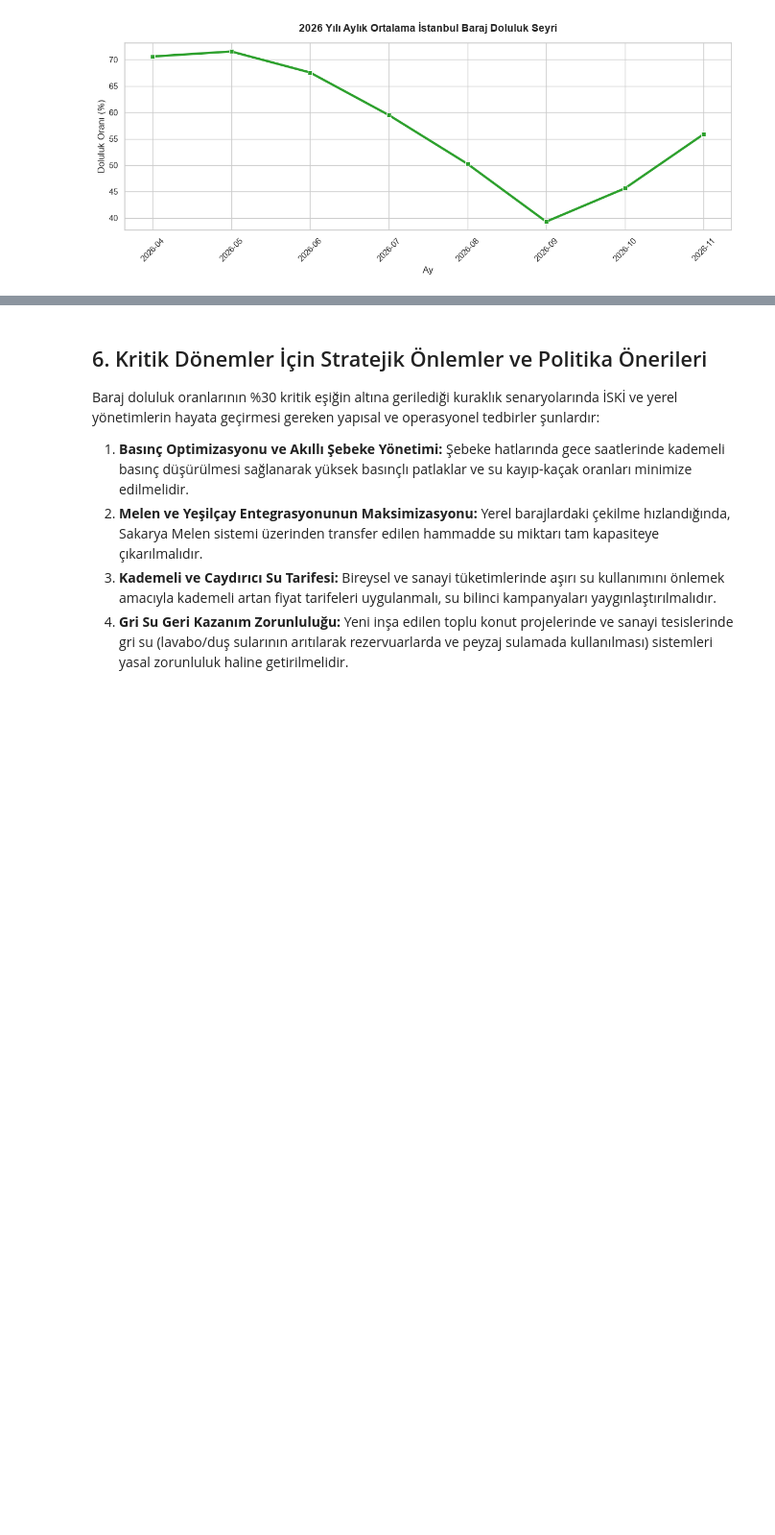
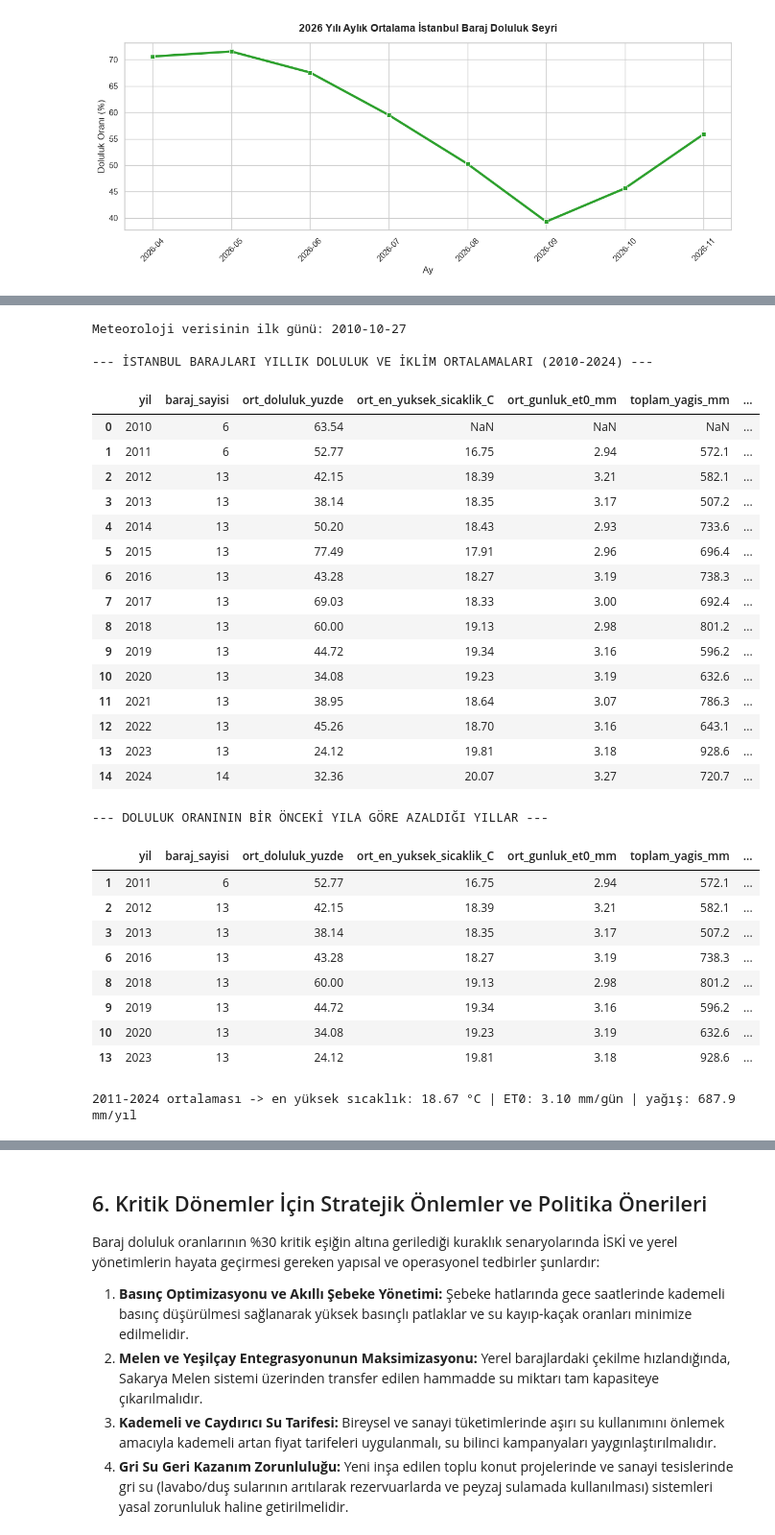
Before and after one commit to aysenur-bal/Baraj-doluluk-oranlari-ist, a Jupyter notebook: istanbul_su_analizi_final.ipynb, the cells around one changed output, grey strips where cells are left out. Shown at 96% size. Cells and saved outputs as stored; diff of their text form; code cells hidden in the pictures; blank space fills up the shorter version.

```diff
--- a/istanbul_su_analizi_final.ipynb
+++ b/istanbul_su_analizi_final.ipynb
@@ -231,0 +249,80 @@ Yukarıdaki risk gruplandırma tablosunda satır bazlı olarak görülen baraj i
+# %%
+# İstanbul barajları yıllık doluluk (2010-2024) + yıllık iklim ortalamaları (Open-Meteo)
+
+# 1) Baraj tablosu: Bölüm 2'de hesaplanan yıllık ortalamalar (yillik_ort_series) kullanılır.
+#    Her yıl kaç barajın verisi olduğu da eklenir, çünkü baraj sayısı yıllara göre değişiyor.
+df_baraj_yillik = pd.DataFrame({
+    'yil': yillik_ort_series.index.astype(int),
+    'baraj_sayisi': istanbul_yillik[years].count().values,
+    'ort_doluluk_yuzde': yillik_ort_series.values,
+})
+
+# 2) İklim verisi: Bölüm 4'teki tablo 2020-2025'e filtrelendiği için ham CSV yeniden okunur.
+df_meteo_tum = pd.read_csv('open-meteo-41.02N28.89E32m.csv', skiprows=3, parse_dates=['time'])
+print("Meteoroloji verisinin ilk günü:", df_meteo_tum['time'].min().date())
+
+# 3) Yalnızca tam yıllar alınır: veri 27.10.2010'da başladığı için 2010 yılı eksiktir
+#    (sadece 66 gün, yalnızca sonbahar-kış). Bu nedenle iklim ortalamaları 2011-2024 için hesaplanır.
+df_meteo_tum = df_meteo_tum[df_meteo_tum['time'].dt.year.between(2011, 2024)]
+
+# 4) Yıllık özet: sıcaklık ve ET0 için günlük değerlerin ortalaması, yağış için yıllık TOPLAM
+df_iklim_yillik = (
+    df_meteo_tum.groupby(df_meteo_tum['time'].dt.year.rename('yil'))
+    .agg(
+        ort_en_yuksek_sicaklik_C=('temperature_2m_max (°C)', 'mean'),
+        ort_gunluk_et0_mm=('et0_fao_evapotranspiration (mm)', 'mean'),
+        toplam_yagis_mm=('precipitation_sum (mm)', 'sum'),   # YENİ: yıllık toplam yağış
+    )
+    .reset_index()
+)
+
+# 5) Birleştirme (left join): baraj tablosundaki 15 yılın hepsi korunur, 2010'un iklim değerleri boş (NaN) kalır.
+df_baraj_iklim = df_baraj_yillik.merge(df_iklim_yillik, on='yil', how='left')
+
+# 6) Bir önceki yıla göre değişimler (azalan yılları karşılaştırmak için)
+df_baraj_iklim['doluluk_degisimi_puan'] = df_baraj_iklim['ort_doluluk_yuzde'].diff()
+df_baraj_iklim['sicaklik_degisimi_C'] = df_baraj_iklim['ort_en_yuksek_sicaklik_C'].diff()
+df_baraj_iklim['et0_degisimi_mm'] = df_baraj_iklim['ort_gunluk_et0_mm'].diff()
+df_baraj_iklim['yagis_degisimi_mm'] = df_baraj_iklim['toplam_yagis_mm'].diff()   # YENİ
+df_baraj_iklim = df_baraj_iklim.round(2)
+
+print("\n--- İSTANBUL BARAJLARI YILLIK DOLULUK VE İKLİM ORTALAMALARI (2010-2024) ---")
+display(df_baraj_iklim)
+
+print("\n--- DOLULUK ORANININ BİR ÖNCEKİ YILA GÖRE AZALDIĞI YILLAR ---")
+display(df_baraj_iklim[df_baraj_iklim['doluluk_degisimi_puan'] < 0])
+
+print(f"2011-2024 ortalaması -> en yüksek sıcaklık: {df_baraj_iklim['ort_en_yuksek_sicaklik_C'].mean():.2f} °C"
+      f" | ET0: {df_baraj_iklim['ort_gunluk_et0_mm'].mean():.2f} mm/gün"
+      f" | yağış: {df_baraj_iklim['toplam_yagis_mm'].mean():.1f} mm/yıl")   # YENİ
+# %% [output]
+Meteoroloji verisinin ilk günü: 2010-10-27
+
+--- İSTANBUL BARAJLARI YILLIK DOLULUK VE İKLİM ORTALAMALARI (2010-2024) ---
+|  | yil | baraj_sayisi | ort_doluluk_yuzde | ort_en_yuksek_sicaklik_C | ort_gunluk_et0_mm | toplam_yagis_mm | ... |
+| 0 | 2010 | 6 | 63.54 | NaN | NaN | NaN | ... |
+| 1 | 2011 | 6 | 52.77 | 16.75 | 2.94 | 572.1 | ... |
+| 2 | 2012 | 13 | 42.15 | 18.39 | 3.21 | 582.1 | ... |
+| 3 | 2013 | 13 | 38.14 | 18.35 | 3.17 | 507.2 | ... |
+| 4 | 2014 | 13 | 50.20 | 18.43 | 2.93 | 733.6 | ... |
+| 5 | 2015 | 13 | 77.49 | 17.91 | 2.96 | 696.4 | ... |
+| 6 | 2016 | 13 | 43.28 | 18.27 | 3.19 | 738.3 | ... |
+| 7 | 2017 | 13 | 69.03 | 18.33 | 3.00 | 692.4 | ... |
+| 8 | 2018 | 13 | 60.00 | 19.13 | 2.98 | 801.2 | ... |
+| 9 | 2019 | 13 | 44.72 | 19.34 | 3.16 | 596.2 | ... |
+| 10 | 2020 | 13 | 34.08 | 19.23 | 3.19 | 632.6 | ... |
+| 11 | 2021 | 13 | 38.95 | 18.64 | 3.07 | 786.3 | ... |
+| 12 | 2022 | 13 | 45.26 | 18.70 | 3.16 | 643.1 | ... |
+| 13 | 2023 | 13 | 24.12 | 19.81 | 3.18 | 928.6 | ... |
+| 14 | 2024 | 14 | 32.36 | 20.07 | 3.27 | 720.7 | ... |
+--- DOLULUK ORANININ BİR ÖNCEKİ YILA GÖRE AZALDIĞI YILLAR ---
+|  | yil | baraj_sayisi | ort_doluluk_yuzde | ort_en_yuksek_sicaklik_C | ort_gunluk_et0_mm | toplam_yagis_mm | ... |
+| 1 | 2011 | 6 | 52.77 | 16.75 | 2.94 | 572.1 | ... |
+| 2 | 2012 | 13 | 42.15 | 18.39 | 3.21 | 582.1 | ... |
+| 3 | 2013 | 13 | 38.14 | 18.35 | 3.17 | 507.2 | ... |
+| 6 | 2016 | 13 | 43.28 | 18.27 | 3.19 | 738.3 | ... |
+| 8 | 2018 | 13 | 60.00 | 19.13 | 2.98 | 801.2 | ... |
+| 9 | 2019 | 13 | 44.72 | 19.34 | 3.16 | 596.2 | ... |
+| 10 | 2020 | 13 | 34.08 | 19.23 | 3.19 | 632.6 | ... |
+| 13 | 2023 | 13 | 24.12 | 19.81 | 3.18 | 928.6 | ... |
+2011-2024 ortalaması -> en yüksek sıcaklık: 18.67 °C | ET0: 3.10 mm/gün | yağış: 687.9 mm/yıl
```
Also changed, not shown: parts of 28 cells of this notebook, 9 other files.
